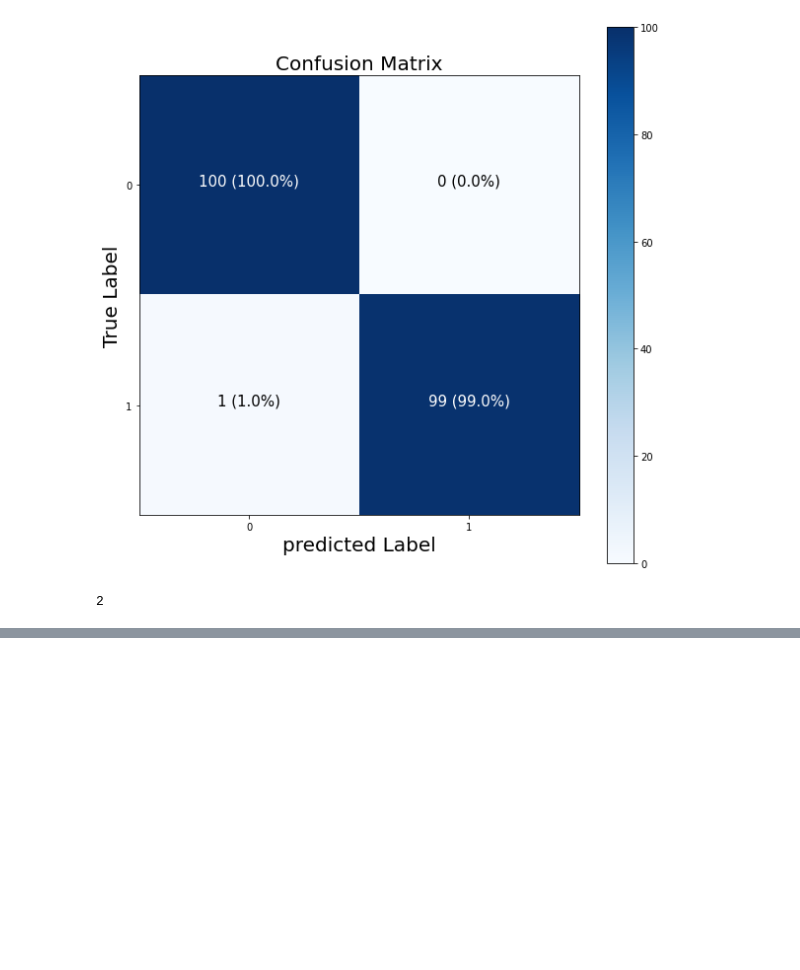
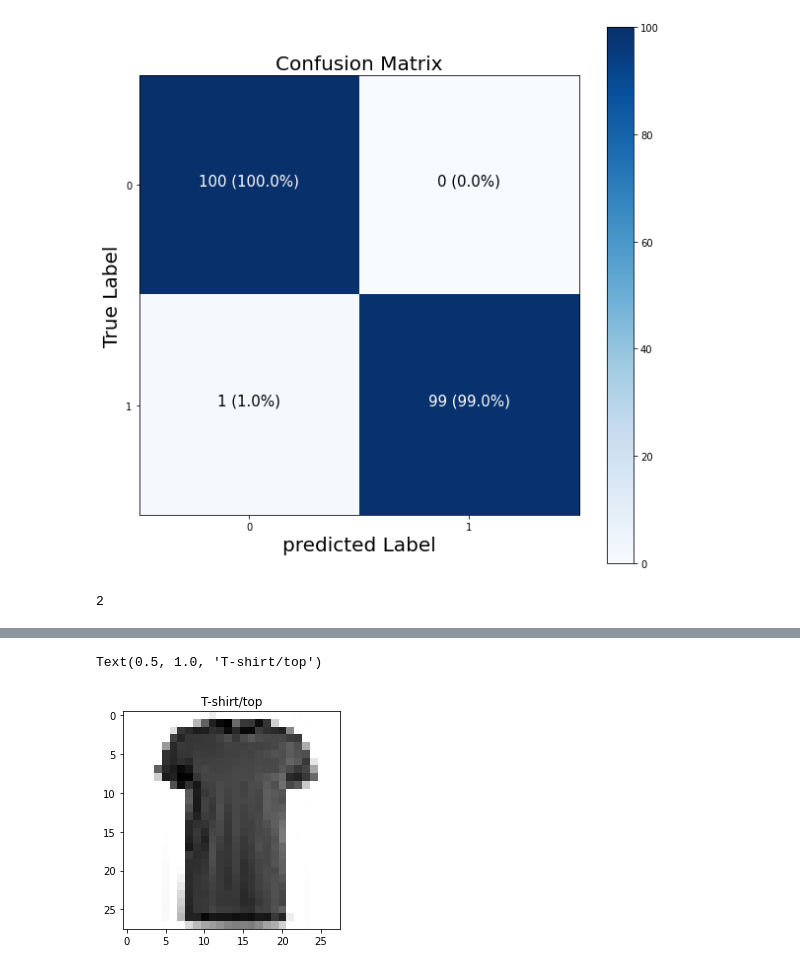
Before and after one commit to priteshkeleven/tf_course, a Jupyter notebook: neural_network_classification.ipynb, the cells around one changed output, grey strips where cells are left out. Drawn from its saved outputs; the diff is of its cells as text; code cells hidden in the pictures; blank space fills up the shorter version.

```diff
--- a/neural_network_classification.ipynb
+++ b/neural_network_classification.ipynb
@@ -477,0 +519,6 @@ n_classes
+# %%
+plt.imshow(train_data[17], cmap=plt.cm.binary)
+plt.title(classs_names[train_labels[17]])
+# %% [output]
+Text(0.5, 1.0, 'T-shirt/top')
+[figure, added]
```
Also changed, not shown: parts of 18 cells of this notebook.
